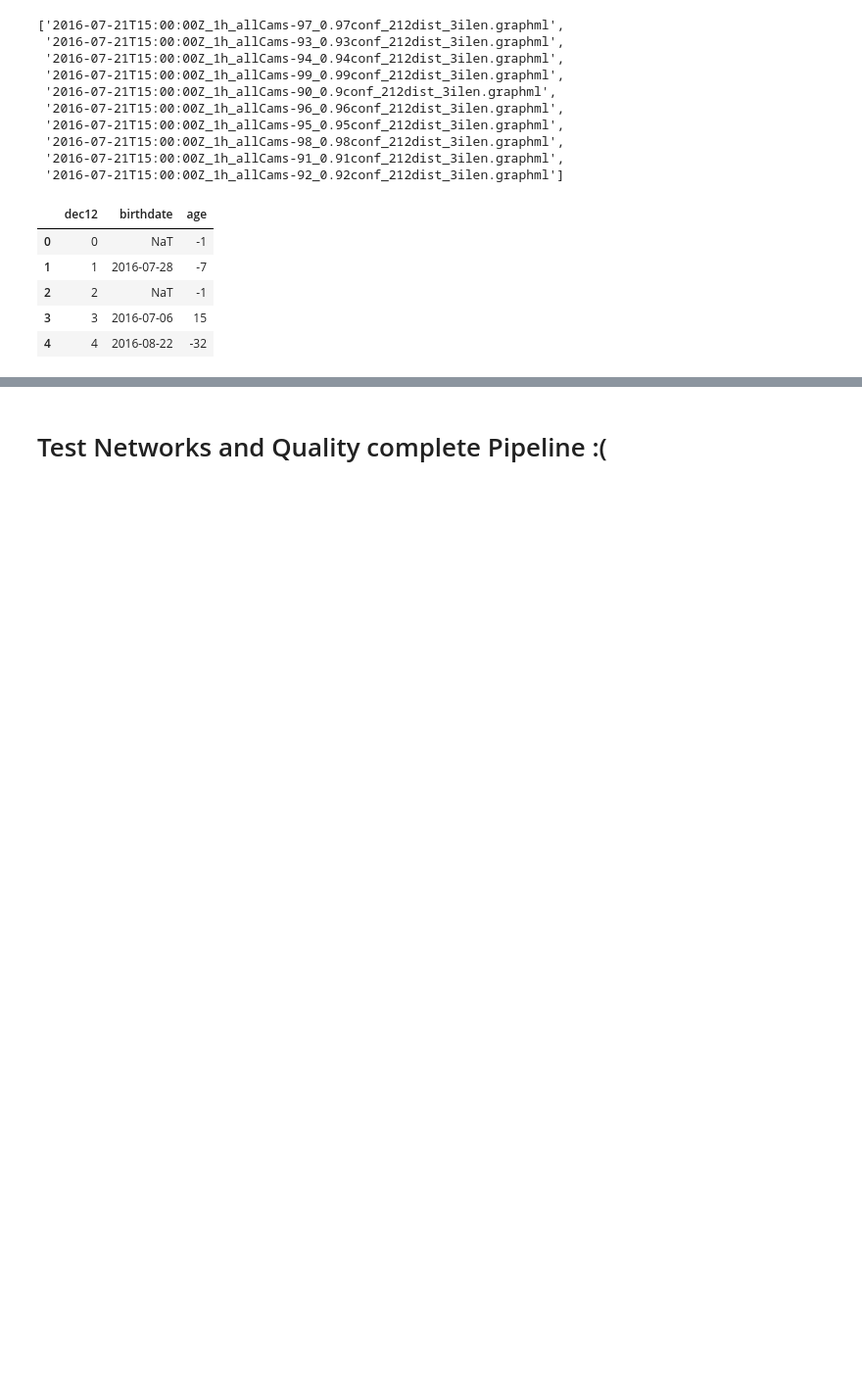
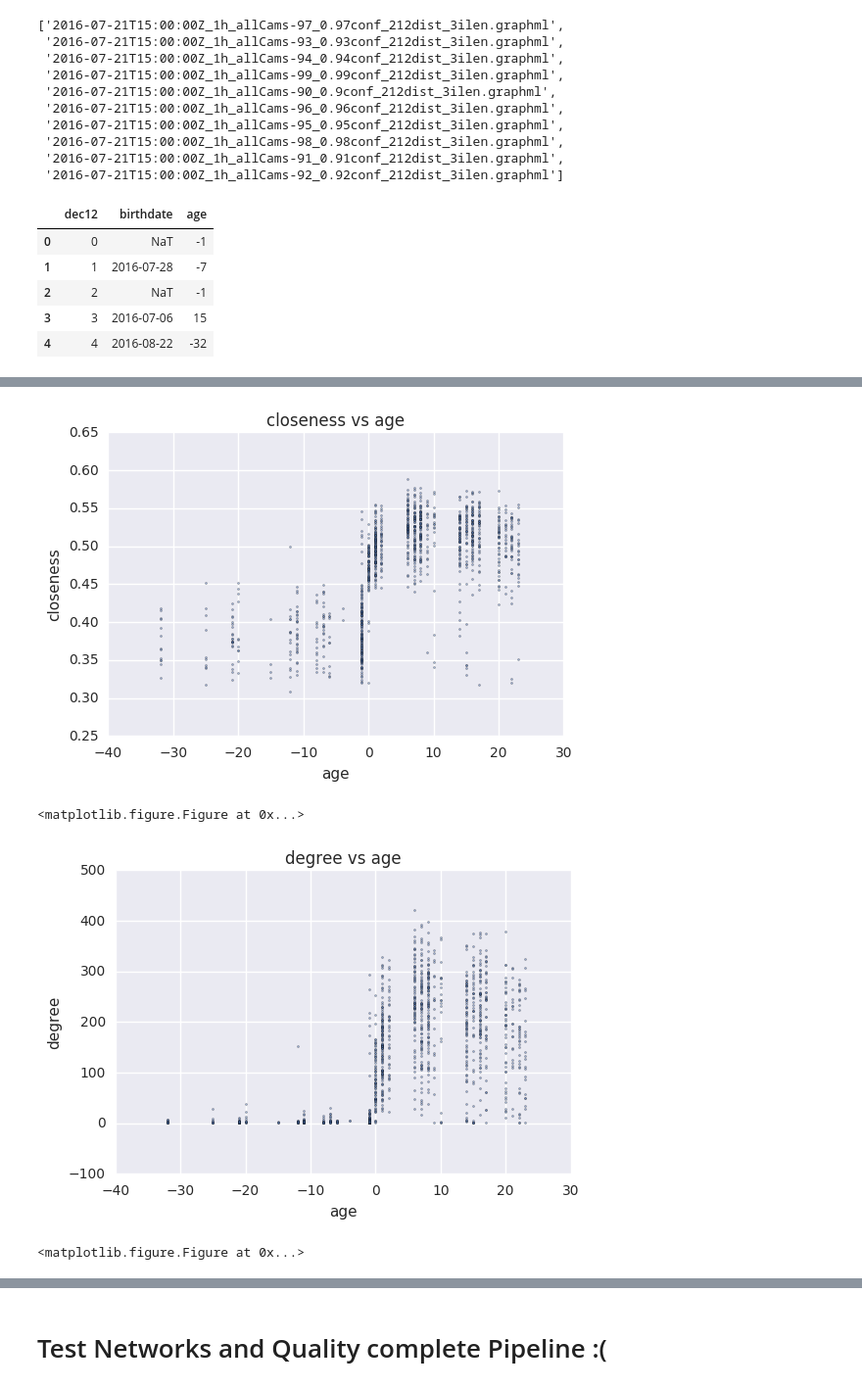
Before and after one commit to aschle/bees-sna, a Jupyter notebook: bib/TestConfDayNetwork.ipynb, the cells around one changed output, grey strips where cells are left out. Shown: that part at 98% size. Saved outputs shown, nothing was run; the diff lists cells and outputs as text; code cells hidden in the pictures; blank space fills up the shorter version.

```diff
--- a/bib/TestConfDayNetwork.ipynb
+++ b/bib/TestConfDayNetwork.ipynb
@@ -104,0 +185,9 @@ DataFrame(stat, columns=['conf', 'total', 'wrong', 'wrongP'])
+# %%
+w95co, c95co, ids95co = getDFstat(g95co)
+# %%
+plotting(ids95co, w95co, c95co, g95co)
+# %% [output]
+[figure, added]
+<matplotlib.figure.Figure at 0x...>
+[figure, added]
+<matplotlib.figure.Figure at 0x...>
```
Also changed, not shown: parts of 26 cells of this notebook, 4 other files.
